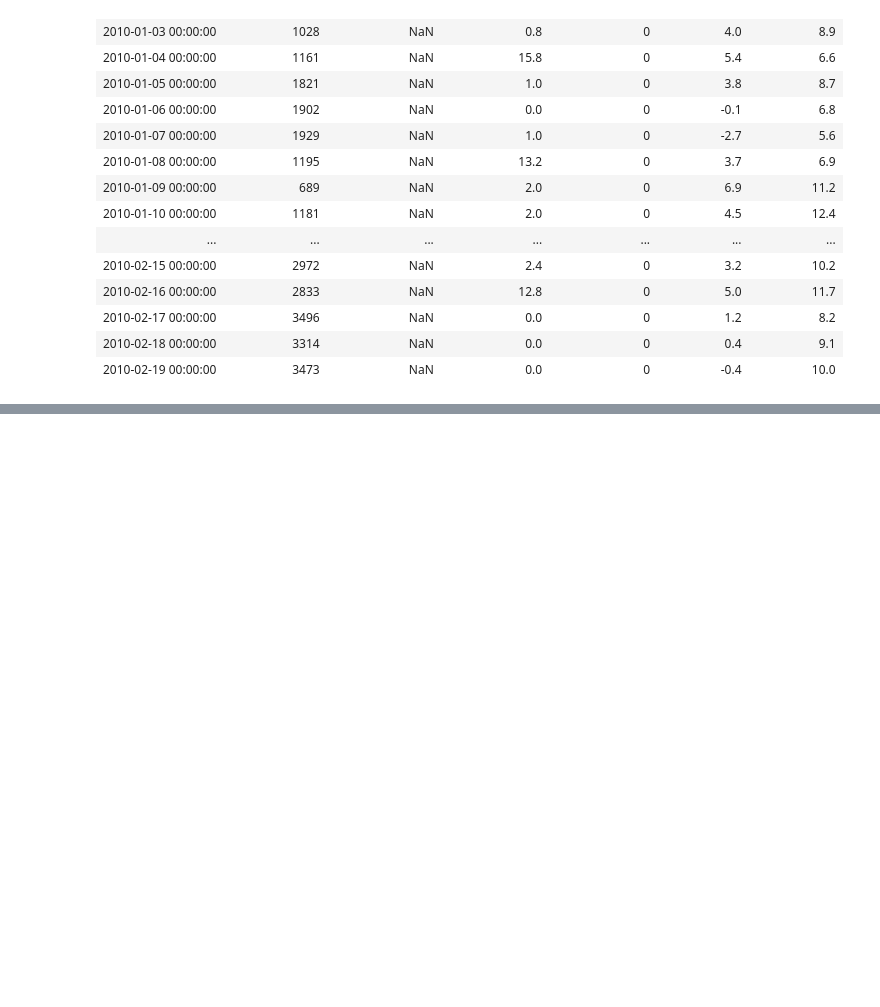
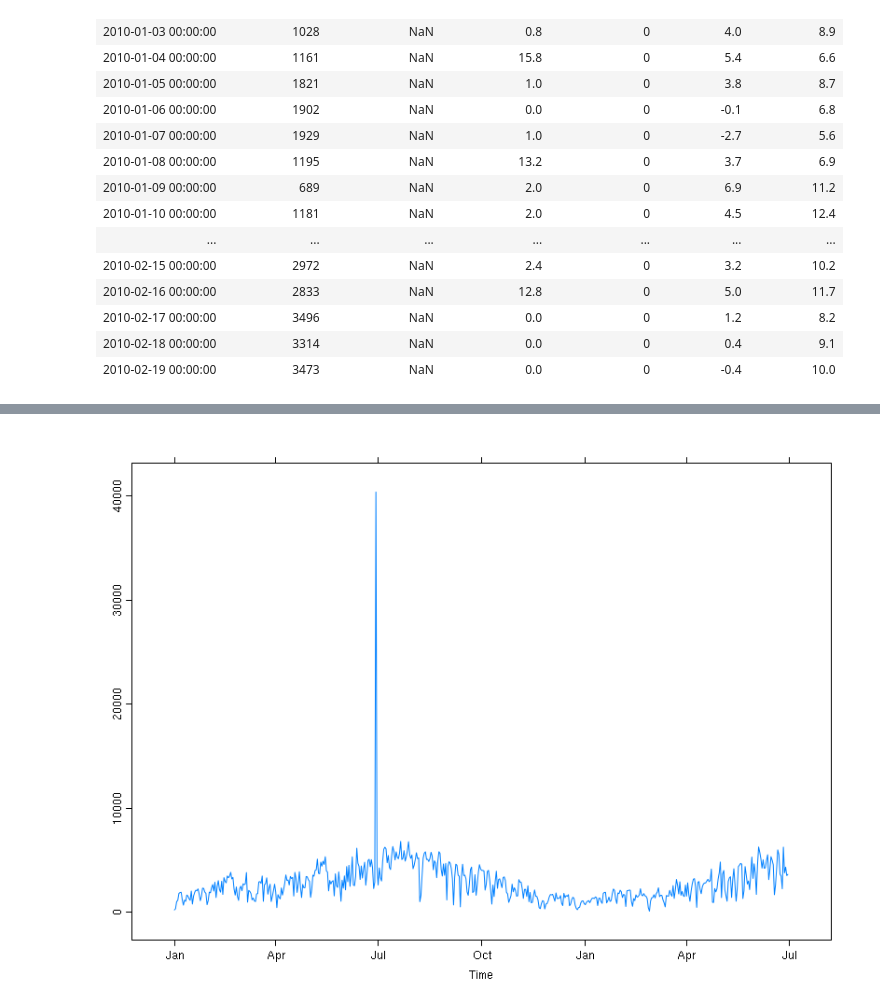
Before and after one commit to tavisrudd/r_python_meetup_apri2012, a Jupyter notebook: demo.ipynb, the cells around one changed output, grey strips where cells are left out. Saved outputs shown, nothing was run; the diff lists cells and outputs as text; code cells hidden in the pictures; blank space fills up the shorter version.

```diff
--- a/demo.ipynb
+++ b/demo.ipynb
@@ -249,0 +252,4 @@ stacked.unstack()[:50]
+# %%
+Image(filename="burrard.png")
+# %% [output]
+[figure, added]
```
Also changed, not shown: parts of 9 cells of this notebook, 12 other files.
